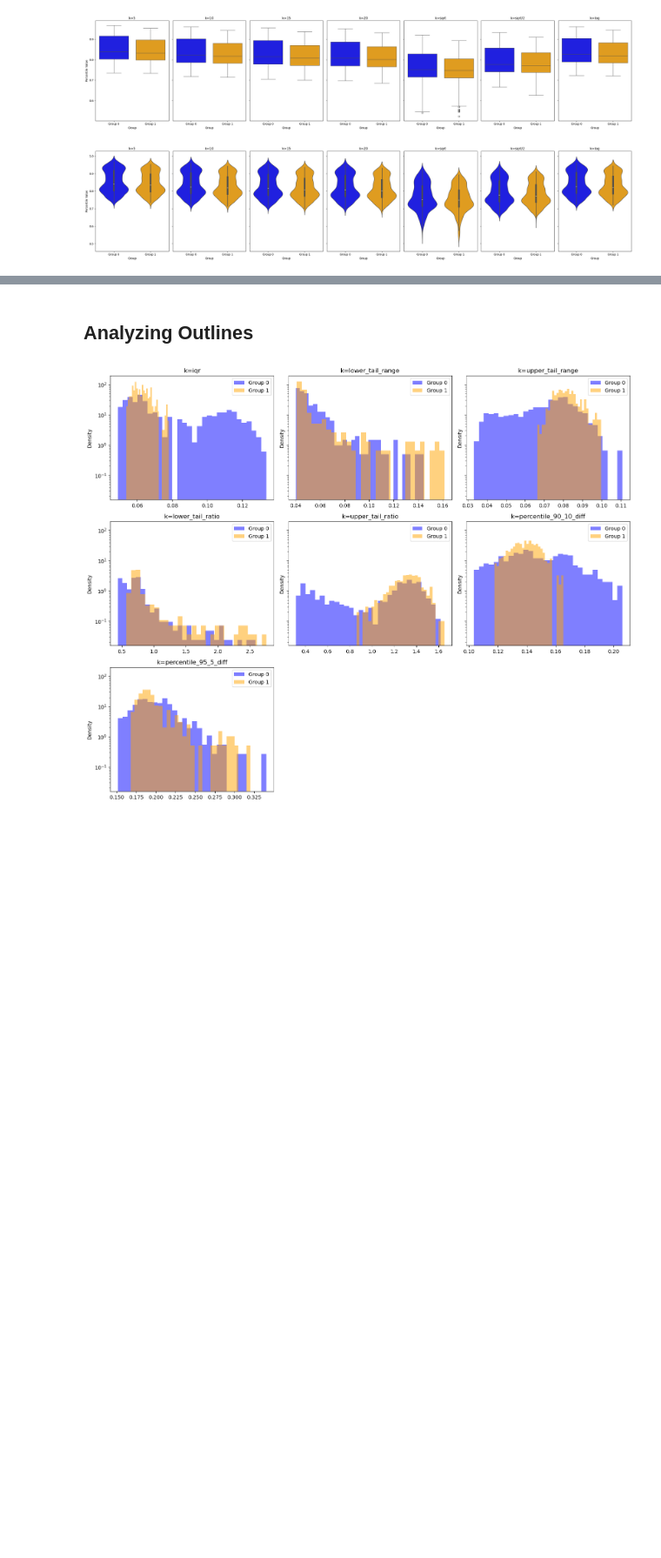
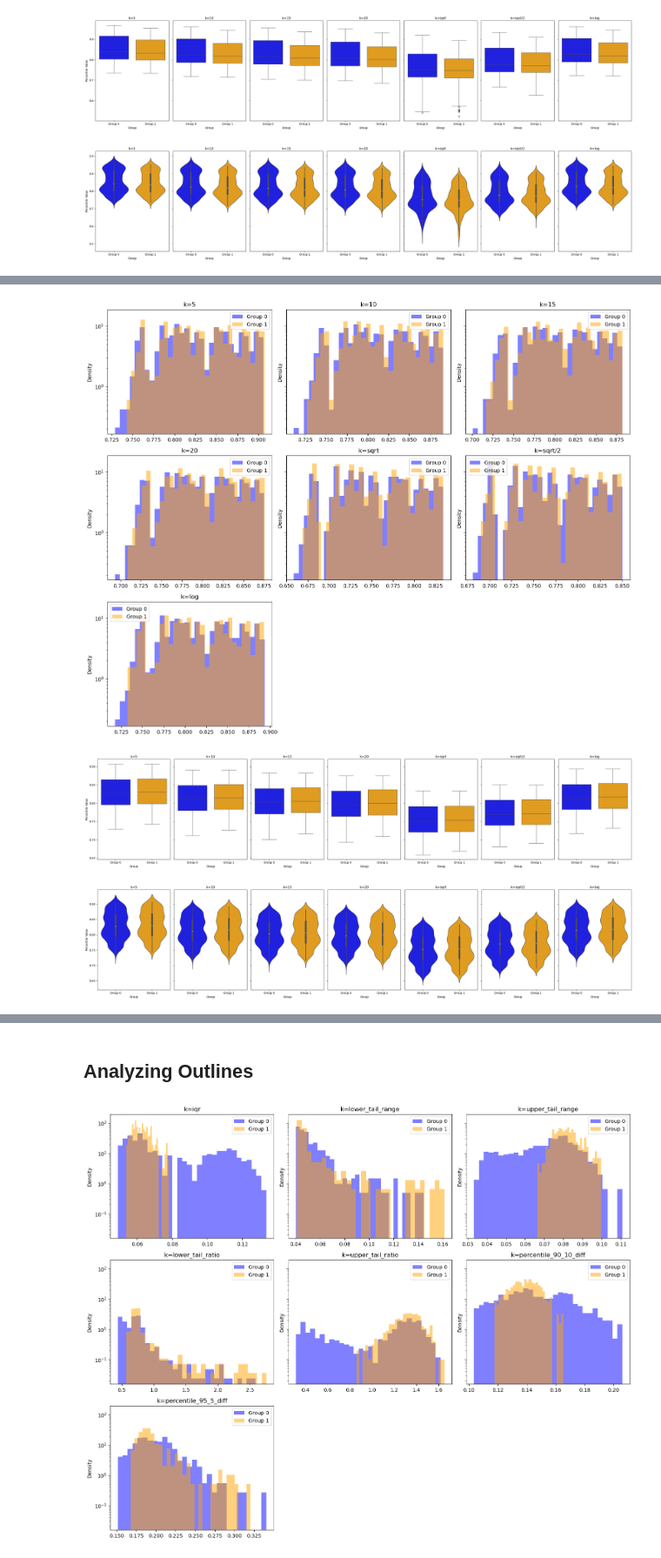
Before and after one commit to OrrBav/GNN_project, a Jupyter notebook: percentile_eda.ipynb, the cells around one changed output, grey strips where cells are left out. Shown at 87% size. Cells and saved outputs as stored; diff of their text form; code cells hidden in the pictures; blank space fills up the shorter version.

```diff
--- a/percentile_eda.ipynb
+++ b/percentile_eda.ipynb
@@ -914,7 +1003,8 @@ import pandas as pd
 # Load the JSON files
 ovarian_path = "/home/dsi/orrbavly/GNN_project/embeddings/ovarian_percentiles/percentiles_results_cos_3_all.json"
 colon_path = "/home/dsi/orrbavly/GNN_project/embeddings/colon_percentiles/TRB/percentiles_results_cos_3_all.json"
-
+kidney_path = "/home/dsi/orrbavly/GNN_project/embeddings/kidney_percentiles/perc_results_cos_3_21k_clonotype.json"
 # Load and extract features for each group
 ovarian_path_outlines = '/home/dsi/orrbavly/GNN_project/embeddings/ovarian_percentiles/percentiles_results_cos_3_all.json'
 colon_path_outlines = "/home/dsi/orrbavly/GNN_project/embeddings/colon_percentiles/TRB/percentiles_results_cos_3_all.json"
+kidney_path_outlines = "/home/dsi/orrbavly/GNN_project/embeddings/kidney_percentiles/perc_results_cos_3_19k.json"
@@ -1127,0 +1208,7 @@ IndexError: list index out of range
+# %%
+group0,group1 = load_json_groups(kidney_path)
+run_plots(group0, group1, k_values)
+# %% [output]
+[figure, added]
+[figure, added]
+[figure, added]
```
Also changed, not shown: parts of 47 cells of this notebook, 22 other files.
